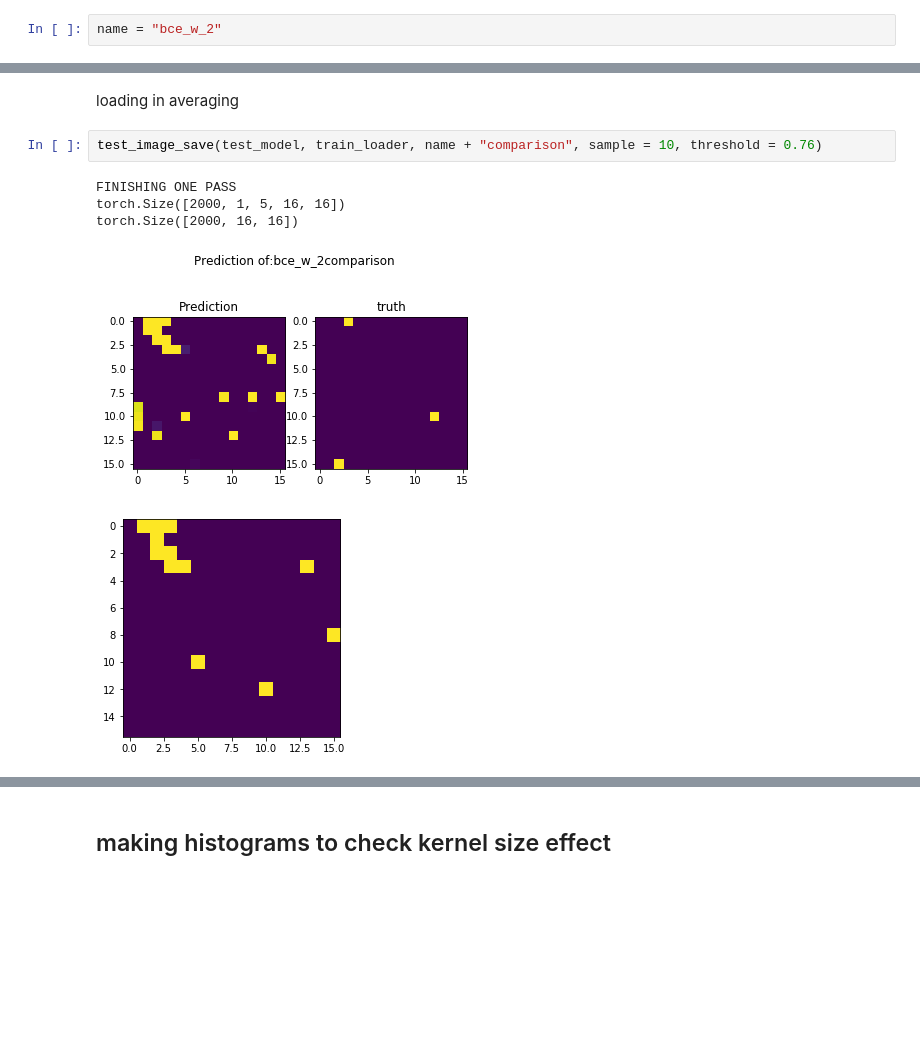
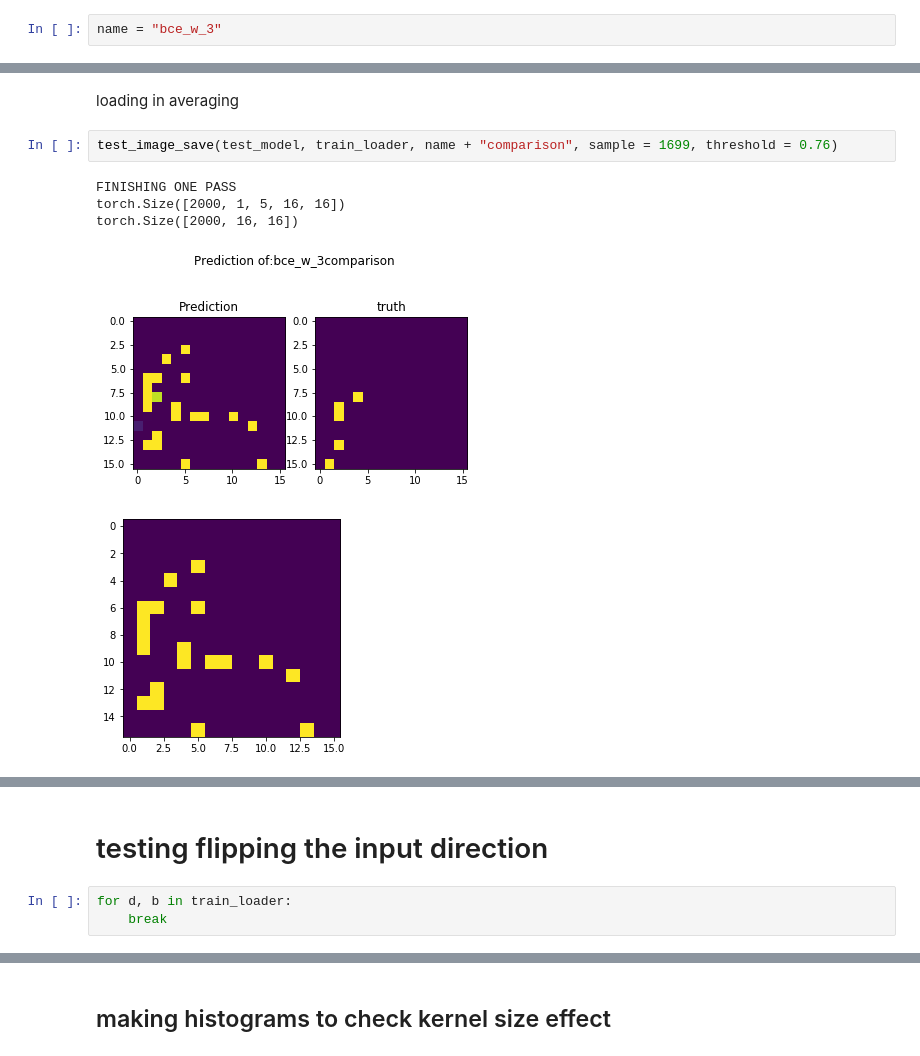
Before and after one commit to Garethlomax/acse-9-independent-research-project-Garethlomax, a Jupyter notebook: Model_testing.ipynb, the cells around one changed output, grey strips where cells are left out. Drawn from its saved outputs; the diff is of its cells as text; blank space fills up the shorter version.

```diff
--- a/Model_testing.ipynb
+++ b/Model_testing.ipynb
@@ -1155,7 +1155,7 @@ train, valid = initialise_dataset_HDF5_full('data_min_events_25.hdf5', valid_fra
 # %%
 train_loader = DataLoader(valid, batch_size = 2000, shuffle = False) # implement moving MNIST data input
 # %%
-name = "bce_w_2"
+name = "bce_w_3"
 # %%
 test_model = nn.DataParallel(LSTMencdec_onestep(structure, 5, kernel_size = 3)).to(device) # added data parrallel
 
@@ -1192,10 +1192,10 @@ DataParallel(
 # %% [markdown]
 loading in averaging
 # %%
-test_image_save(test_model, train_loader, name + "comparison", sample = 10, threshold = 0.76)
+test_image_save(test_model, train_loader, name + "comparison", sample = 1699, threshold = 0.76)
 # %% [output]
 FINISHING ONE PASS
 torch.Size([2000, 1, 5, 16, 16])
 torch.Size([2000, 16, 16])
-[figure, old version]
+[figure, new version]
-[figure, old version]
+[figure, new version]
@@ -1202,0 +1203,5 @@ torch.Size([2000, 16, 16])
+# %% [markdown]
+# testing flipping the input direction
+# %%
+for d, b in train_loader:
+    break
```
Also changed, not shown: parts of 12 cells of this notebook.
